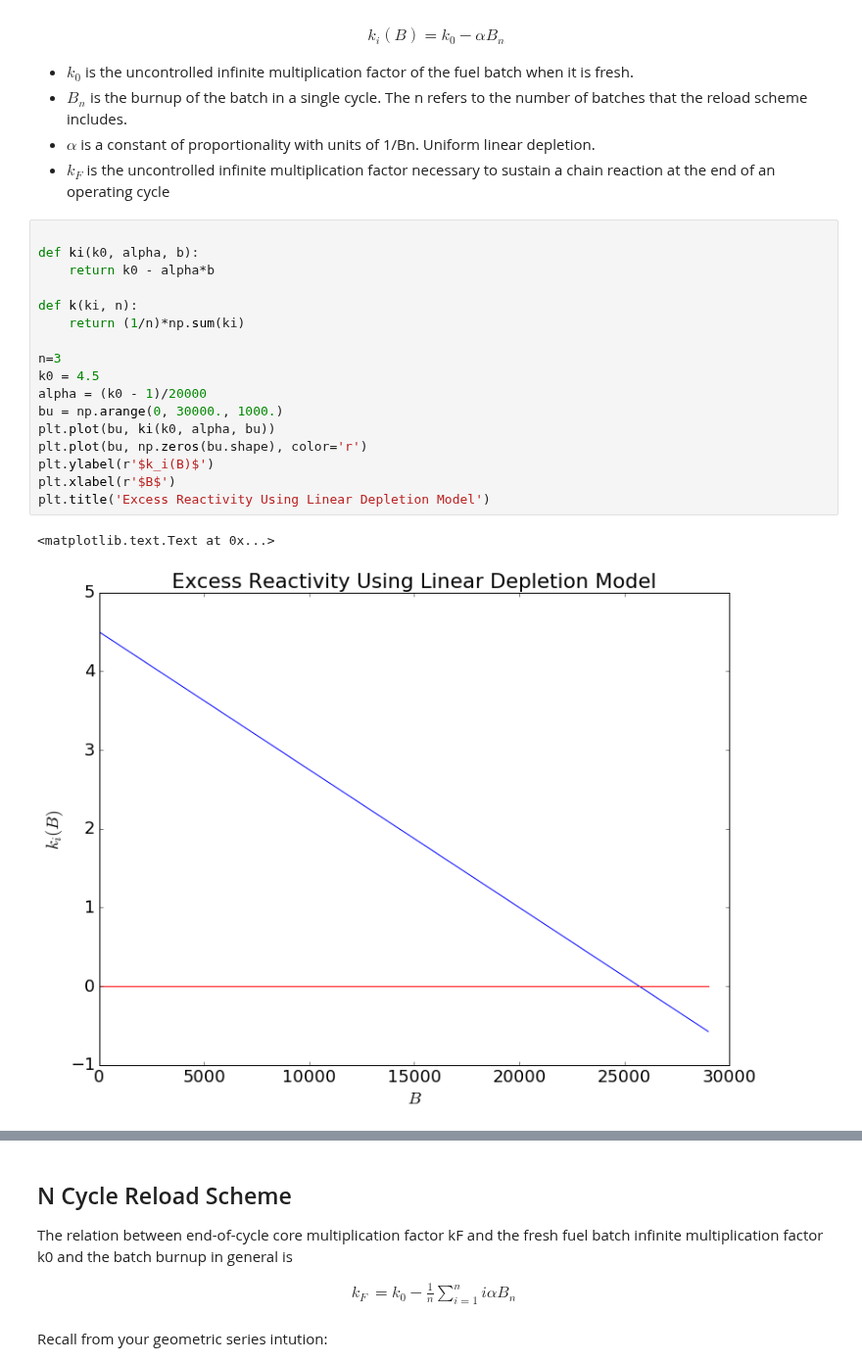
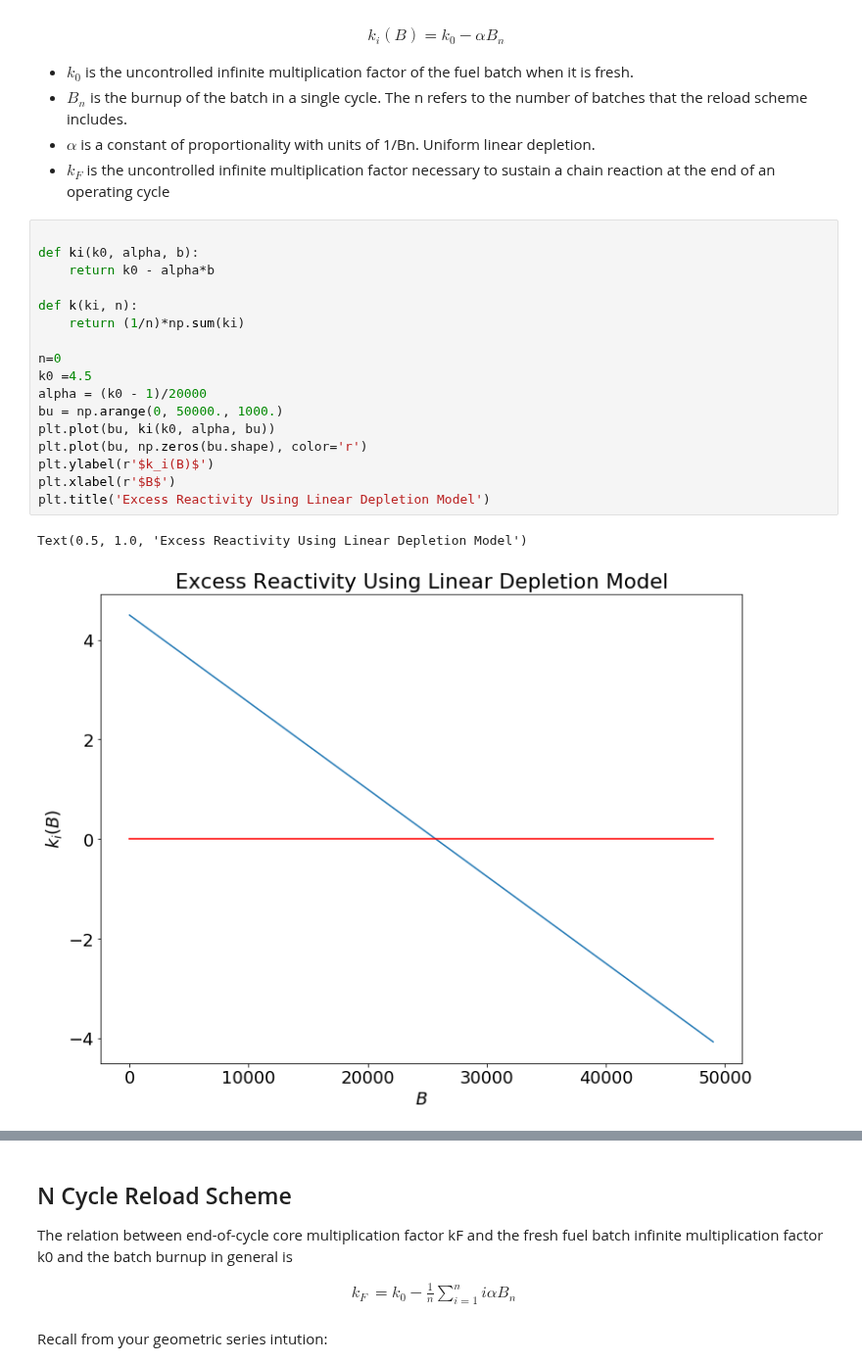
Before and after one commit to katyhuff/npre412, a Jupyter notebook: in-core/in-core.ipynb, the cells around one changed output, grey strips where cells are left out. Shown at 98% size. Saved outputs shown, nothing was run; the diff lists cells and outputs as text.

```diff
--- a/in-core/in-core.ipynb
+++ b/in-core/in-core.ipynb
@@ -194,23 +194,23 @@ k_i(B) = k_0 - \alpha B_n
 # %%
 
 def ki(k0, alpha, b):
     return k0 - alpha*b
 
 def k(ki, n):
     return (1/n)*np.sum(ki)
 
-n=3
-k0 = 4.5
+n=0
+k0 =4.5
 alpha = (k0 - 1)/20000
-bu = np.arange(0, 30000., 1000.)
+bu = np.arange(0, 50000., 1000.)
 plt.plot(bu, ki(k0, alpha, bu))
 plt.plot(bu, np.zeros(bu.shape), color='r')
 plt.ylabel(r'$k_i(B)$')
 plt.xlabel(r'$B$')
 plt.title('Excess Reactivity Using Linear Depletion Model')
 # %% [output]
-<matplotlib.text.Text at 0x...>
+Text(0.5, 1.0, 'Excess Reactivity Using Linear Depletion Model')
-[figure, old version]
+[figure, new version]
 # %% [markdown]
 This approximation is somewhat accurate and gives an intuition for the impact of reloading on excess reactivity in the core.
 
```
Also changed, not shown: parts of 5 cells of this notebook, 6 other files.
